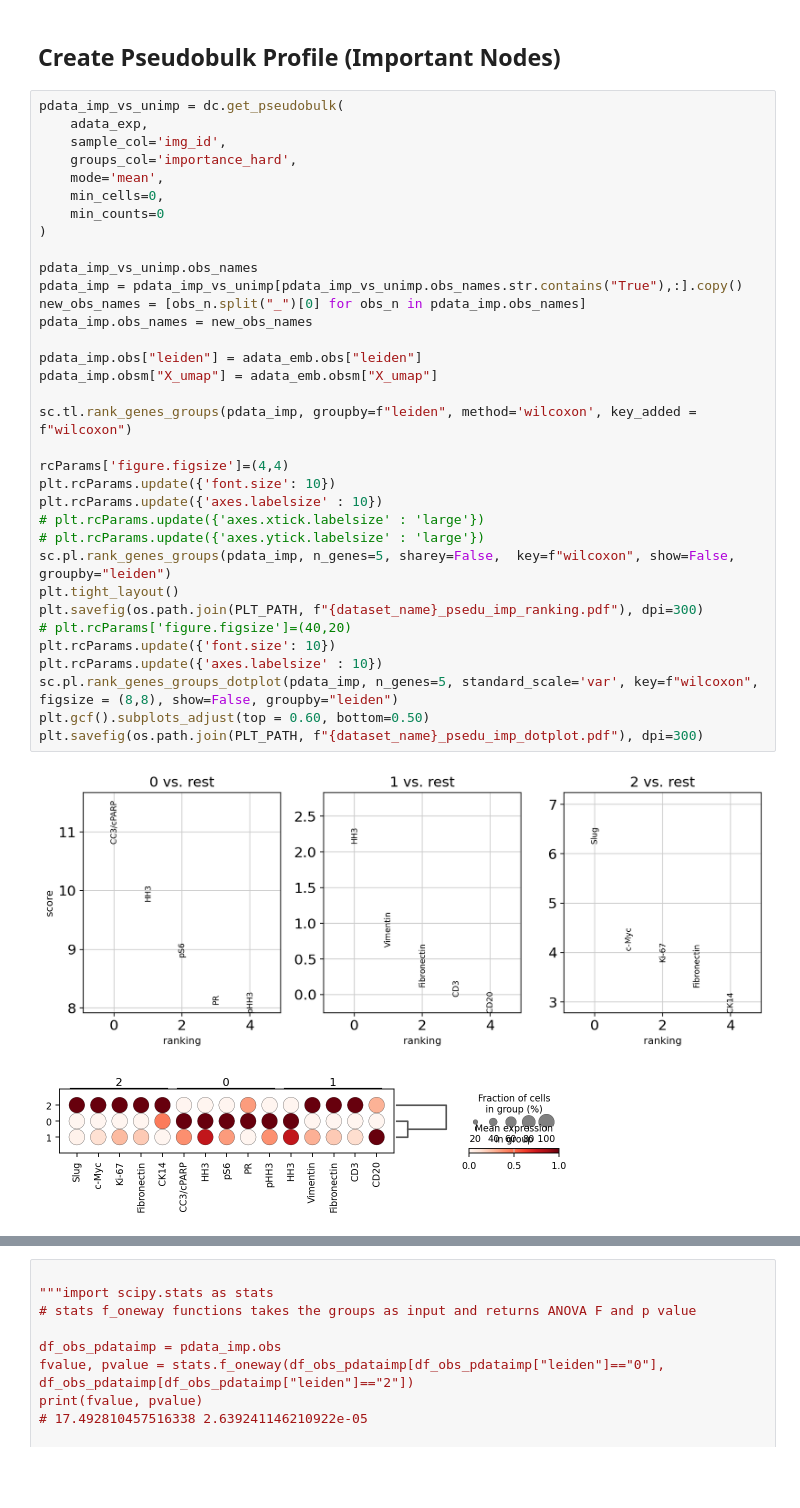
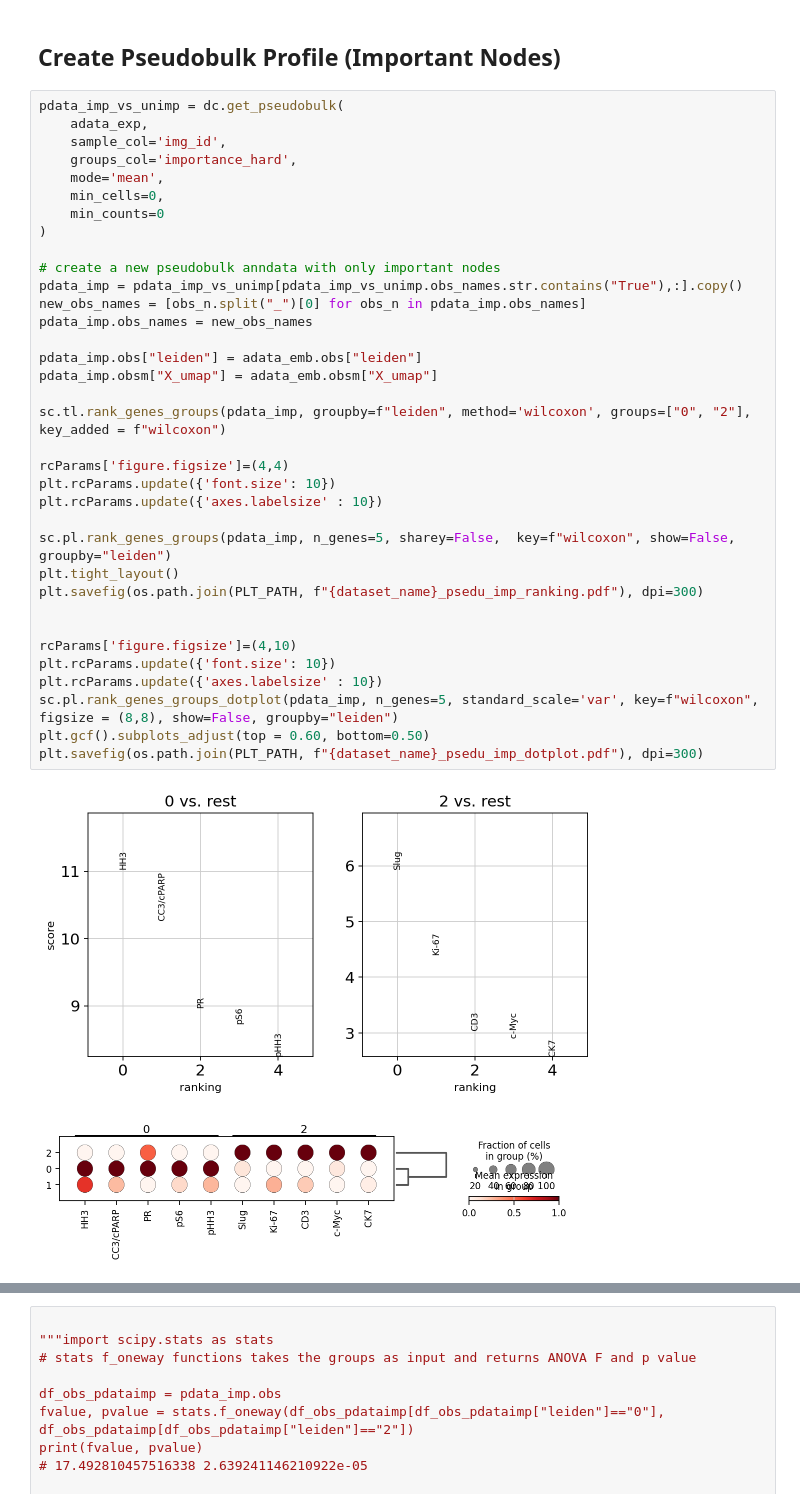
Before and after one commit to saezlab/GNNClinicalOutcomePrediction, a Jupyter notebook: bin/embedding_clustering_JacksonFischer.ipynb, the cells around one changed output, grey strips where cells are left out. Drawn from its saved outputs; the diff is of its cells as text; blank space fills up the shorter version.

```diff
--- a/bin/embedding_clustering_JacksonFischer.ipynb
+++ b/bin/embedding_clustering_JacksonFischer.ipynb
@@ -129,38 +197,39 @@ plt.savefig(os.path.join(PLT_PATH, f"{dataset_name}_embedding_boxplot.pdf"), dpi
 # %%
 pdata_imp_vs_unimp = dc.get_pseudobulk(
     adata_exp,
     sample_col='img_id',
     groups_col='importance_hard',
     mode='mean',
     min_cells=0,
     min_counts=0
 )
 
-pdata_imp_vs_unimp.obs_names
+# create a new pseudobulk anndata with only important nodes
 pdata_imp = pdata_imp_vs_unimp[pdata_imp_vs_unimp.obs_names.str.contains("True"),:].copy()
 new_obs_names = [obs_n.split("_")[0] for obs_n in pdata_imp.obs_names]
 pdata_imp.obs_names = new_obs_names
 
 pdata_imp.obs["leiden"] = adata_emb.obs["leiden"]
 pdata_imp.obsm["X_umap"] = adata_emb.obsm["X_umap"]
 
-sc.tl.rank_genes_groups(pdata_imp, groupby=f"leiden", method='wilcoxon', key_added = f"wilcoxon")
+sc.tl.rank_genes_groups(pdata_imp, groupby=f"leiden", method='wilcoxon', groups=["0", "2"], key_added = f"wilcoxon")
 
 rcParams['figure.figsize']=(4,4)
 plt.rcParams.update({'font.size': 10})
 plt.rcParams.update({'axes.labelsize' : 10})
-# plt.rcParams.update({'axes.xtick.labelsize' : 'large'})
-# plt.rcParams.update({'axes.ytick.labelsize' : 'large'})
+
 sc.pl.rank_genes_groups(pdata_imp, n_genes=5, sharey=False,  key=f"wilcoxon", show=False, groupby="leiden")
 plt.tight_layout()
 plt.savefig(os.path.join(PLT_PATH, f"{dataset_name}_psedu_imp_ranking.pdf"), dpi=300)
-# plt.rcParams['figure.figsize']=(40,20)
+
+
+rcParams['figure.figsize']=(4,10)
 plt.rcParams.update({'font.size': 10})
 plt.rcParams.update({'axes.labelsize' : 10})
 sc.pl.rank_genes_groups_dotplot(pdata_imp, n_genes=5, standard_scale='var', key=f"wilcoxon", figsize = (8,8), show=False, groupby="leiden")
 plt.gcf().subplots_adjust(top = 0.60, bottom=0.50)
 plt.savefig(os.path.join(PLT_PATH, f"{dataset_name}_psedu_imp_dotplot.pdf"), dpi=300)
 # %% [output]
-[figure, old version]
+[figure, new version]
-[figure, old version]
+[figure, new version]
 # %%
```
Also changed, not shown: parts of 20 cells of this notebook, 3 other files.
